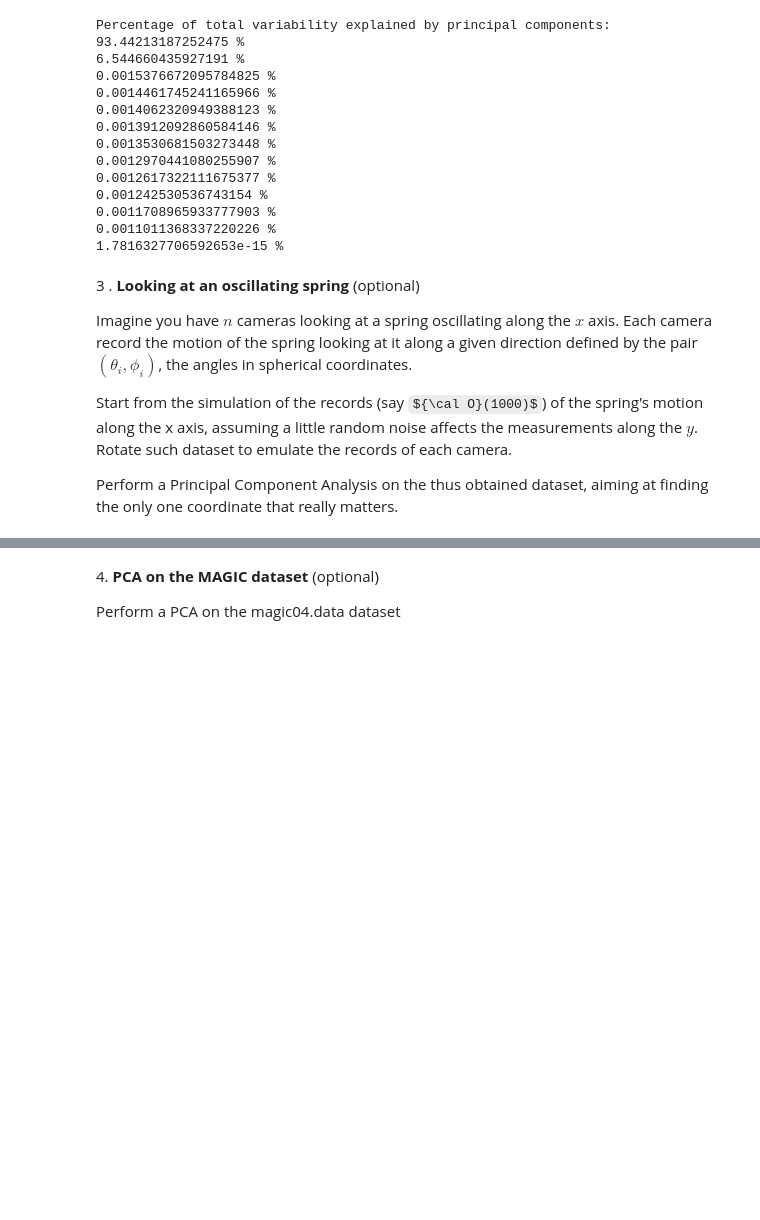
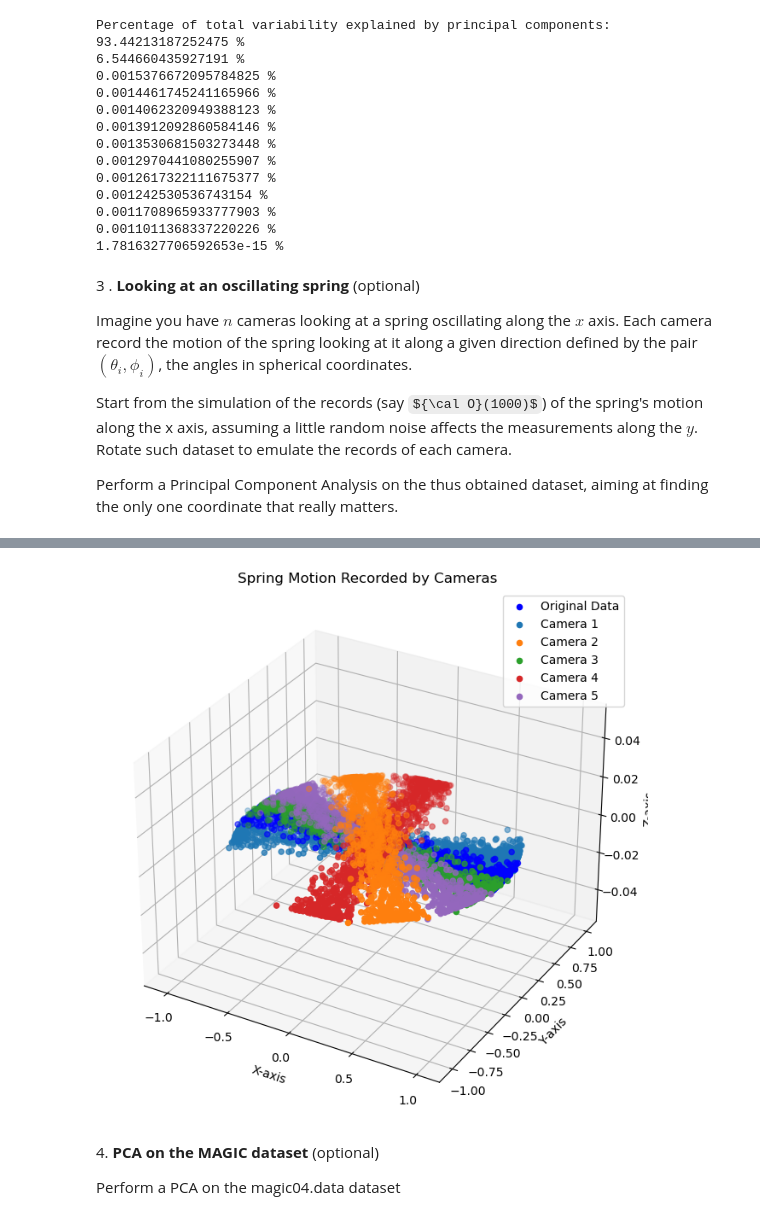
Before and after one commit to EugeniaBoccanera/LaboratoryOfComputationalPhysics_Y6, a Jupyter notebook: 08ex_LinearAlgebra.ipynb, the cells around one changed output, grey strips where cells are left out. Cells and saved outputs as stored; diff of their text form; code cells hidden in the pictures; some formulas as TeX source; blank space fills up the shorter version.

```diff
--- a/08ex_LinearAlgebra.ipynb
+++ b/08ex_LinearAlgebra.ipynb
@@ -198,3 +123,67 @@ for i in range(num_cameras):
+# %%
+
+import numpy as np
+import matplotlib.pyplot as plt
+from mpl_toolkits.mplot3d import Axes3D
+np.random.seed(42)  # For reproducibility
+
+# Simulate spring's motion along x-axis
+t = np.linspace(0, 10, 1000)
+spring_motion = np.sin(t)
+
+# Add random noise along y-axis
+noise = np.random.normal(0, 0.1, size=len(t))
+spring_data = np.column_stack((spring_motion, noise))
+
+# Number of cameras
+n_cameras = 5
+
+# Generate random angles in spherical coordinates for each camera
+theta_phi_angles = np.random.rand(n_cameras, 2) * np.pi
+
+# Function to rotate dataset based on spherical coordinates
+def rotate_dataset(data, angles):
+    theta, phi = angles
+    rotation_matrix = np.array([
+        [np.cos(phi), -np.sin(phi)],
+        [np.sin(phi), np.cos(phi)]
+    ])
+    rotated_data = np.dot(data, rotation_matrix.T)
+    return rotated_data
+
+# Rotate the dataset for each camera
+rotated_datasets = [rotate_dataset(spring_data, angles) for angles in theta_phi_angles]
+
+# Combine the datasets from all cameras
+combined_data = np.vstack(rotated_datasets)
+# Perform PCA
+cov_matrix = np.cov(combined_data, rowvar=False)
+eigenvalues, eigenvectors = np.linalg.eig(cov_matrix)
+
+# Sort eigenvalues and corresponding eigenvectors in descending order
+sorted_indices = np.argsort(eigenvalues)[::-1]
+eigenvalues = eigenvalues[sorted_indices]
+eigenvectors = eigenvectors[:, sorted_indices]
+
+# Scatter plot showing the original and rotated datasets
+fig = plt.figure(figsize=(12, 8))
+ax = fig.add_subplot(111, projection='3d')
+
+# Original spring motion along x-axis
+ax.scatter(spring_data[:, 0], spring_data[:, 1], c='b', label='Original Data')
+
+# Rotated datasets from multiple cameras
+for i, rotated_data in enumerate(rotated_datasets):
+    ax.scatter(rotated_data[:, 0], rotated_data[:, 1], label=f'Camera {i+1}')
+
+ax.set_xlabel('X-axis')
+ax.set_ylabel('Y-axis')
+ax.set_zlabel('Z-axis')
+ax.set_title('Spring Motion Recorded by Cameras')
+ax.legend()
+plt.show()
+# %% [output]
+[figure, added]
 # %% [markdown]
 4\. **PCA on the MAGIC dataset** (optional)
 
```
Also changed, not shown: parts of 1 cell of this notebook.
